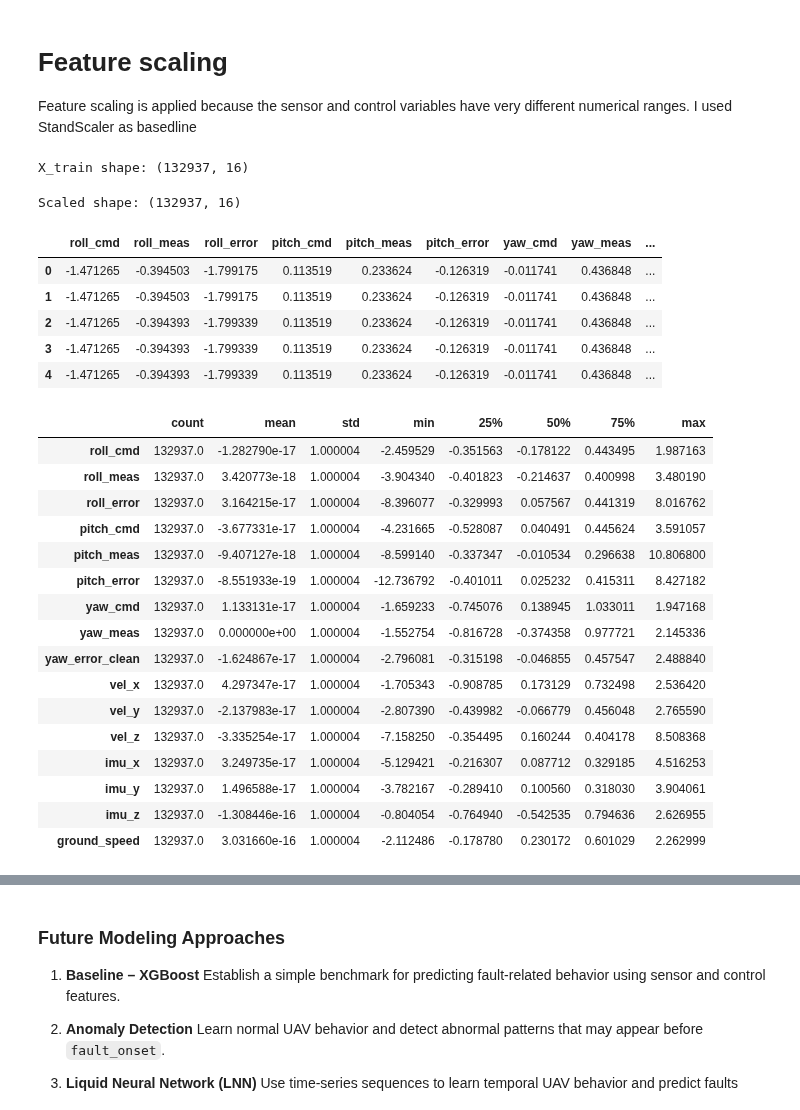
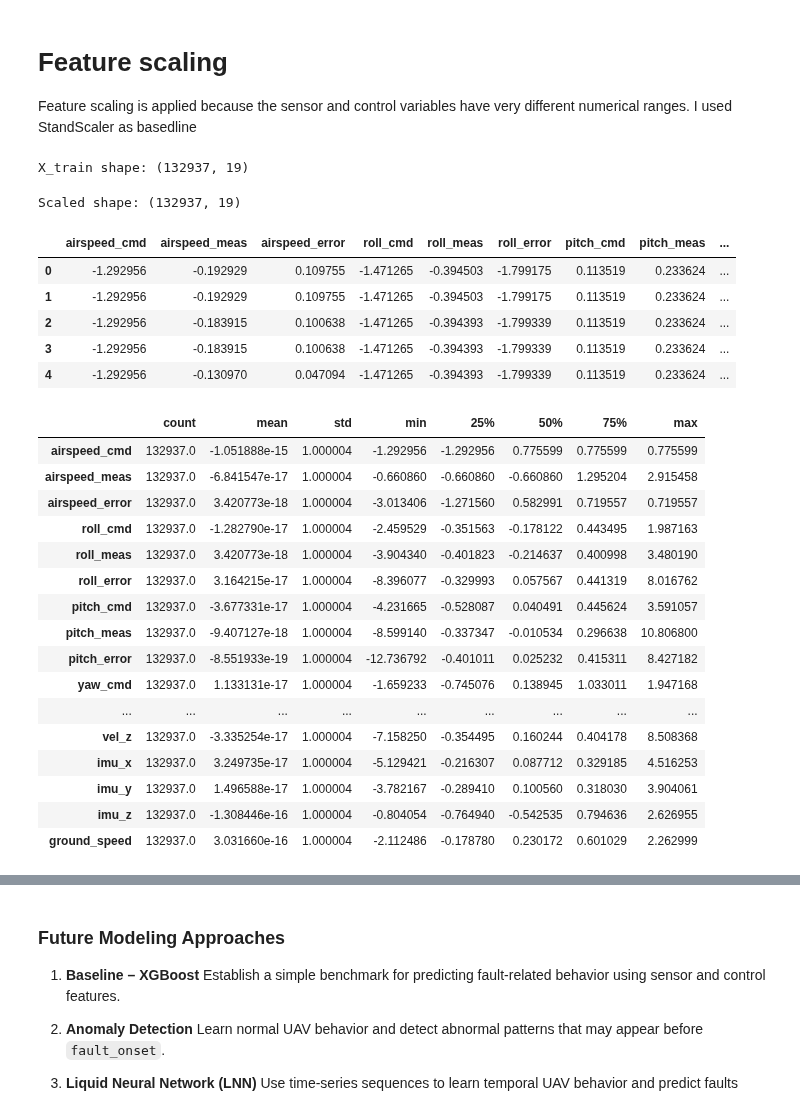
Before and after one commit to Lynn-Myat-Bhone/UAV-flight, a Jupyter notebook: train/feature.ipynb, the cells around one changed output, grey strips where cells are left out. Saved outputs shown, nothing was run; the diff lists cells and outputs as text; code cells hidden in the pictures.

```diff
--- a/train/ykpt.ipynb
+++ b/train/feature.ipynb
@@ -475,6 +464,9 @@ Feature scaling is applied because the sensor and control variables have very di
 I used StandScaler as basedline
 # %%
 features = [
+    'airspeed_cmd',
+    'airspeed_meas',
+    'airspeed_error',
     'roll_cmd',
     'roll_meas',
     'roll_error',
@@ -497,33 +489,36 @@ X_train = df[features].copy()
 
 print("X_train shape:", X_train.shape)
 # %% [output]
-X_train shape: (132937, 16)
+X_train shape: (132937, 19)
 # %%
 scaler = StandardScaler()
 
 X_train_scaled = scaler.fit_transform(X_train)
 
 print("Scaled shape:", X_train_scaled.shape)
 
 df_scaled = pd.DataFrame(
     X_train_scaled,
     columns=features,
-    index=df.index
+    index=X_train.index
 )
 
 df_scaled.head()
 # %% [output]
-Scaled shape: (132937, 16)
+Scaled shape: (132937, 19)
-|  | roll_cmd | roll_meas | roll_error | pitch_cmd | pitch_meas | pitch_error | yaw_cmd | yaw_meas | ... |
-| 0 | -1.471265 | -0.394503 | -1.799175 | 0.113519 | 0.233624 | -0.126319 | -0.011741 | 0.436848 | ... |
-| 1 | -1.471265 | -0.394503 | -1.799175 | 0.113519 | 0.233624 | -0.126319 | -0.011741 | 0.436848 | ... |
-| 2 | -1.471265 | -0.394393 | -1.799339 | 0.113519 | 0.233624 | -0.126319 | -0.011741 | 0.436848 | ... |
-| 3 | -1.471265 | -0.394393 | -1.799339 | 0.113519 | 0.233624 | -0.126319 | -0.011741 | 0.436848 | ... |
-| 4 | -1.471265 | -0.394393 | -1.799339 | 0.113519 | 0.233624 | -0.126319 | -0.011741 | 0.436848 | ... |
+|  | airspeed_cmd | airspeed_meas | airspeed_error | roll_cmd | roll_meas | roll_error | pitch_cmd | pitch_meas | ... |
+| 0 | -1.292956 | -0.192929 | 0.109755 | -1.471265 | -0.394503 | -1.799175 | 0.113519 | 0.233624 | ... |
+| 1 | -1.292956 | -0.192929 | 0.109755 | -1.471265 | -0.394503 | -1.799175 | 0.113519 | 0.233624 | ... |
+| 2 | -1.292956 | -0.183915 | 0.100638 | -1.471265 | -0.394393 | -1.799339 | 0.113519 | 0.233624 | ... |
+| 3 | -1.292956 | -0.183915 | 0.100638 | -1.471265 | -0.394393 | -1.799339 | 0.113519 | 0.233624 | ... |
+| 4 | -1.292956 | -0.130970 | 0.047094 | -1.471265 | -0.394393 | -1.799339 | 0.113519 | 0.233624 | ... |
 # %%
 df_scaled.describe().T
 # %% [output]
 |  | count | mean | std | min | 25% | 50% | 75% | max |
+| airspeed_cmd | 132937.0 | -1.051888e-15 | 1.000004 | -1.292956 | -1.292956 | 0.775599 | 0.775599 | 0.775599 |
+| airspeed_meas | 132937.0 | -6.841547e-17 | 1.000004 | -0.660860 | -0.660860 | -0.660860 | 1.295204 | 2.915458 |
+| airspeed_error | 132937.0 | 3.420773e-18 | 1.000004 | -3.013406 | -1.271560 | 0.582991 | 0.719557 | 0.719557 |
 | roll_cmd | 132937.0 | -1.282790e-17 | 1.000004 | -2.459529 | -0.351563 | -0.178122 | 0.443495 | 1.987163 |
 | roll_meas | 132937.0 | 3.420773e-18 | 1.000004 | -3.904340 | -0.401823 | -0.214637 | 0.400998 | 3.480190 |
 | roll_error | 132937.0 | 3.164215e-17 | 1.000004 | -8.396077 | -0.329993 | 0.057567 | 0.441319 | 8.016762 |
@@ -531,10 +526,7 @@ df_scaled.describe().T
 | pitch_meas | 132937.0 | -9.407127e-18 | 1.000004 | -8.599140 | -0.337347 | -0.010534 | 0.296638 | 10.806800 |
 | pitch_error | 132937.0 | -8.551933e-19 | 1.000004 | -12.736792 | -0.401011 | 0.025232 | 0.415311 | 8.427182 |
 | yaw_cmd | 132937.0 | 1.133131e-17 | 1.000004 | -1.659233 | -0.745076 | 0.138945 | 1.033011 | 1.947168 |
-| yaw_meas | 132937.0 | 0.000000e+00 | 1.000004 | -1.552754 | -0.816728 | -0.374358 | 0.977721 | 2.145336 |
-| yaw_error_clean | 132937.0 | -1.624867e-17 | 1.000004 | -2.796081 | -0.315198 | -0.046855 | 0.457547 | 2.488840 |
-| vel_x | 132937.0 | 4.297347e-17 | 1.000004 | -1.705343 | -0.908785 | 0.173129 | 0.732498 | 2.536420 |
-| vel_y | 132937.0 | -2.137983e-17 | 1.000004 | -2.807390 | -0.439982 | -0.066779 | 0.456048 | 2.765590 |
+| ... | ... | ... | ... | ... | ... | ... | ... | ... |
 | vel_z | 132937.0 | -3.335254e-17 | 1.000004 | -7.158250 | -0.354495 | 0.160244 | 0.404178 | 8.508368 |
 | imu_x | 132937.0 | 3.249735e-17 | 1.000004 | -5.129421 | -0.216307 | 0.087712 | 0.329185 | 4.516253 |
 | imu_y | 132937.0 | 1.496588e-17 | 1.000004 | -3.782167 | -0.289410 | 0.100560 | 0.318030 | 3.904061 |
```
Also changed, not shown: parts of 14 cells of this notebook, 1 other file.
